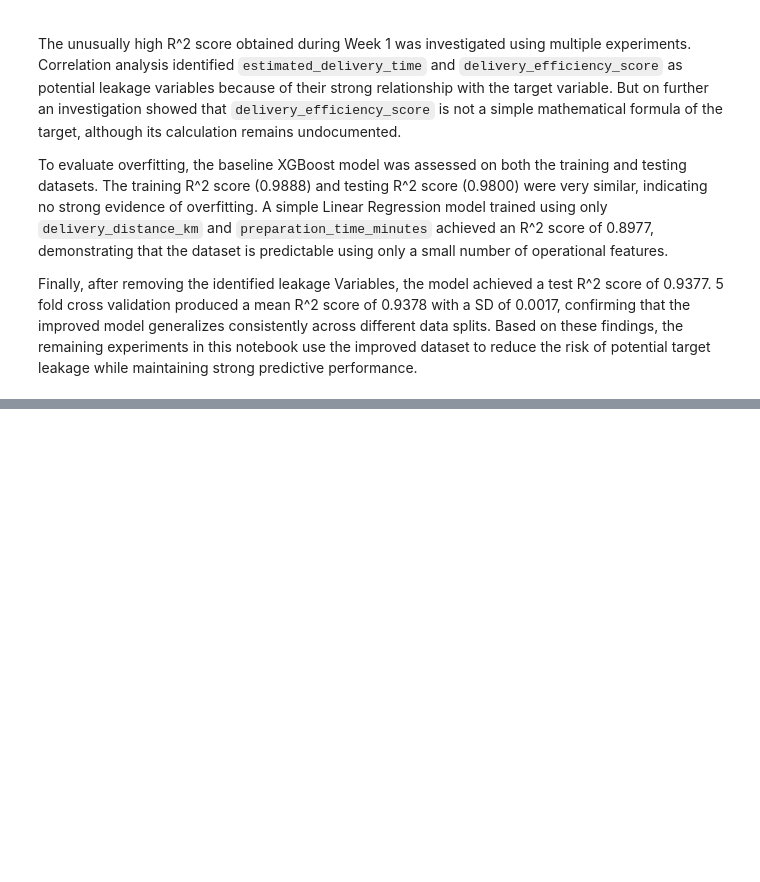
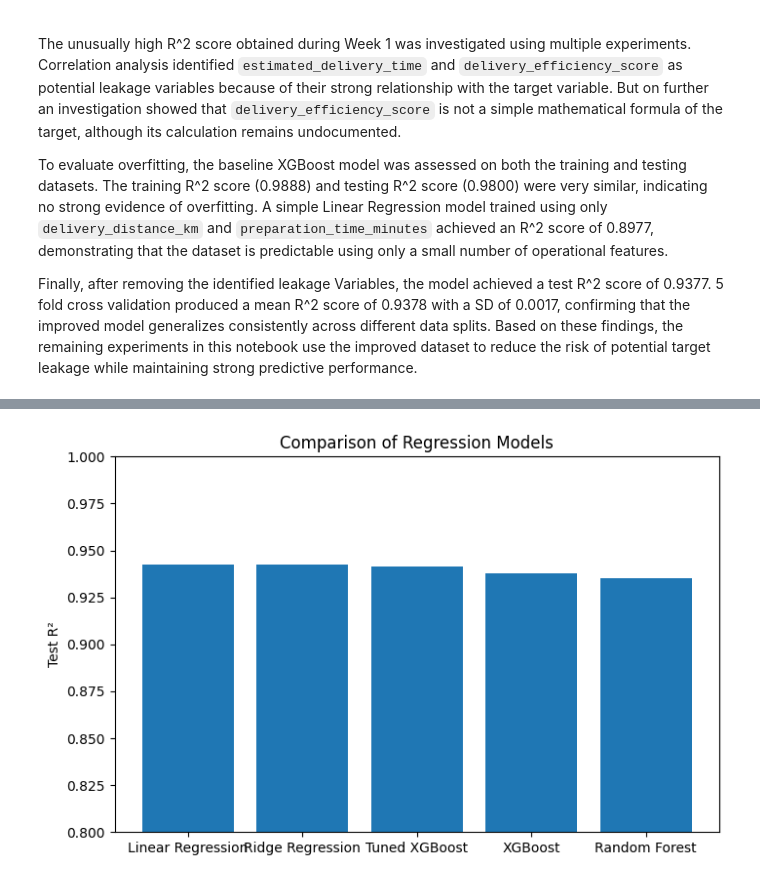
Before and after one commit to the-vignesh/Food-Delivery-Time-Prediction, a Jupyter notebook: Wk2_Rigorous_Modelling.ipynb, the cells around one changed output, grey strips where cells are left out. Cells and saved outputs as stored; diff of their text form; code cells hidden in the pictures; blank space fills up the shorter version.

Commit message:
Complete Week 2 modelling and residual analysis

```diff
--- a/Wk2_Rigorous_Modelling.ipynb
+++ b/Wk2_Rigorous_Modelling.ipynb
@@ -673,0 +1079,9 @@ Finally, after removing the identified leakage Variables, the model achieved a t
+# %%
+results_df = pd.DataFrame(results)
+
+results_df = results_df.sort_values(
+    by="CV RMSE Mean",
+    ascending=True
+).reset_index(drop=True)
+
+results_df
@@ -673,0 +1102,16 @@ Finally, after removing the identified leakage Variables, the model achieved a t
+# %%
+plt.figure(figsize=(8,5))
+
+plt.bar(
+    results_df["Model"],
+    results_df["Test R²"]
+)
+
+plt.ylabel("Test R²")
+plt.title("Comparison of Regression Models")
+
+plt.ylim(0.80, 1.00)
+
+plt.show()
+# %% [output]
+[figure, added]
```
Also changed, not shown: parts of 39 cells of this notebook.
